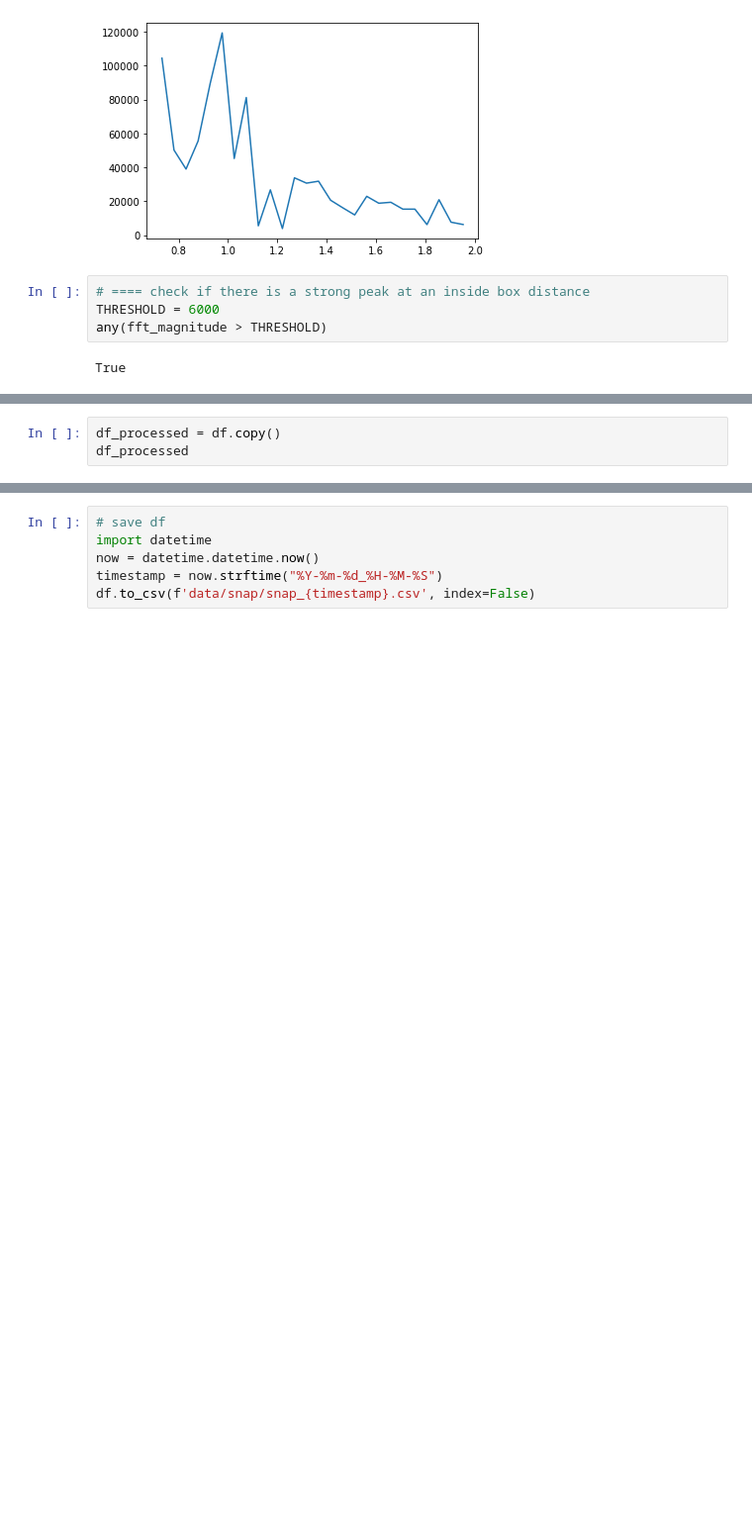
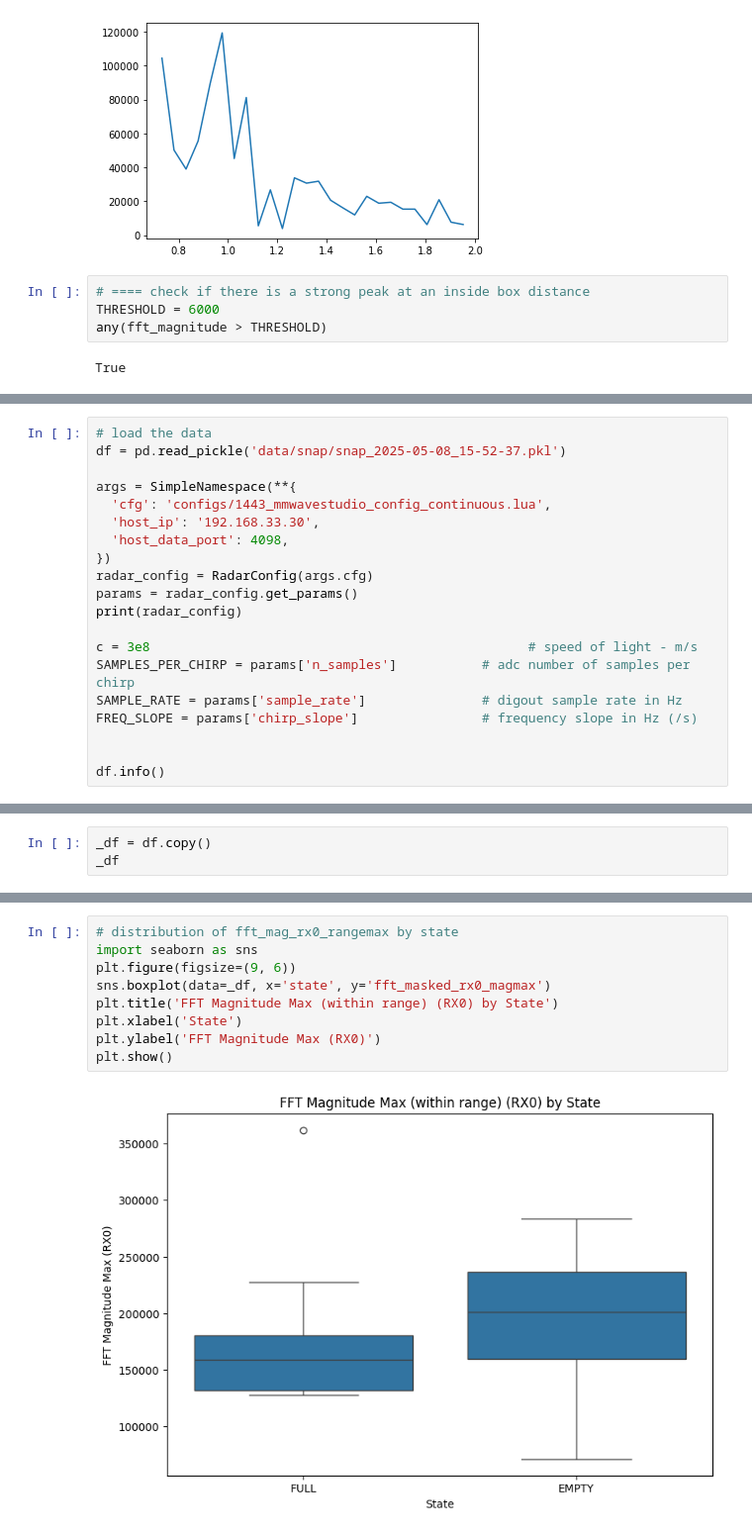
Before and after one commit to arlaptiev/sk_mmwave, a Jupyter notebook: sandbox.ipynb, the cells around one changed output, grey strips where cells are left out. Shown: that part at 99% size. Cells and saved outputs as stored; diff of their text form; blank space fills up the shorter version.

Commit message:
data-analysis

```diff
--- a/sandbox.ipynb
+++ b/sandbox.ipynb
@@ -242,0 +268,20 @@ df.head()
+# %%
+# load the data
+df = pd.read_pickle('data/snap/snap_2025-05-08_15-52-37.pkl')
+
+args = SimpleNamespace(**{
+  'cfg': 'configs/1443_mmwavestudio_config_continuous.lua',
+  'host_ip': '192.168.33.30',
+  'host_data_port': 4098,
+})
+radar_config = RadarConfig(args.cfg)
+params = radar_config.get_params()
+print(radar_config)
+
+c = 3e8                                                 # speed of light - m/s
+SAMPLES_PER_CHIRP = params['n_samples']           # adc number of samples per chirp
+SAMPLE_RATE = params['sample_rate']               # digout sample rate in Hz
+FREQ_SLOPE = params['chirp_slope']                # frequency slope in Hz (/s)
+
+
+df.info()
@@ -243,6 +306,6 @@ df.head()
 # %%
-df_processed = df.copy()
-df_processed
+_df = df.copy()
+_df
 # %% [output]
 |  | frame | low | high | state | experiment | setup | trial |
 | 0 | [[[(-297+189j), (-253+631j), (206... | 0.52 | 1.2 | FULL | FINDING THRESHOLD | BOX ON BOX ON THE FLOOR | 0001 |
@@ -307,6 +357,11 @@ plt.xlim(0,1.5)
-# %%
-# save df
-import datetime
-now = datetime.datetime.now()
-timestamp = now.strftime("%Y-%m-%d_%H-%M-%S")
-df.to_csv(f'data/snap/snap_{timestamp}.csv', index=False)
+# %%
+# distribution of fft_mag_rx0_rangemax by state
+import seaborn as sns
+plt.figure(figsize=(9, 6))
+sns.boxplot(data=_df, x='state', y='fft_masked_rx0_magmax')
+plt.title('FFT Magnitude Max (within range) (RX0) by State')
+plt.xlabel('State')
+plt.ylabel('FFT Magnitude Max (RX0)')
+plt.show()
+# %% [output]
+[figure, added]
```
Also changed, not shown: parts of 9 cells of this notebook, 2 other files.
